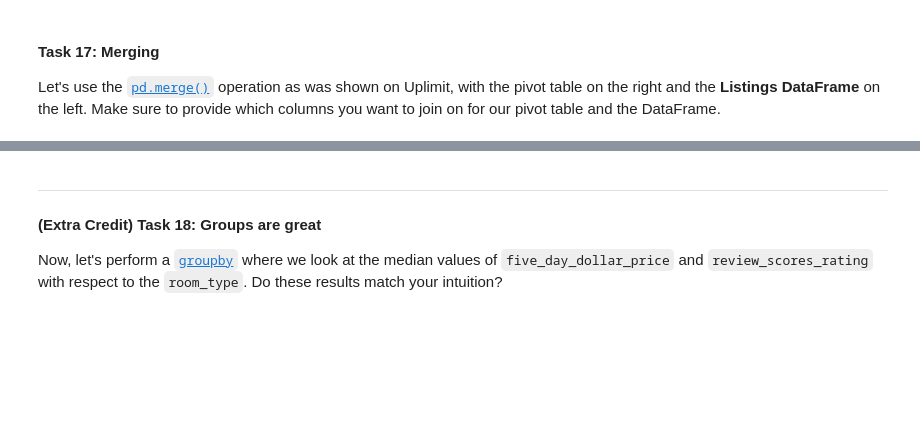
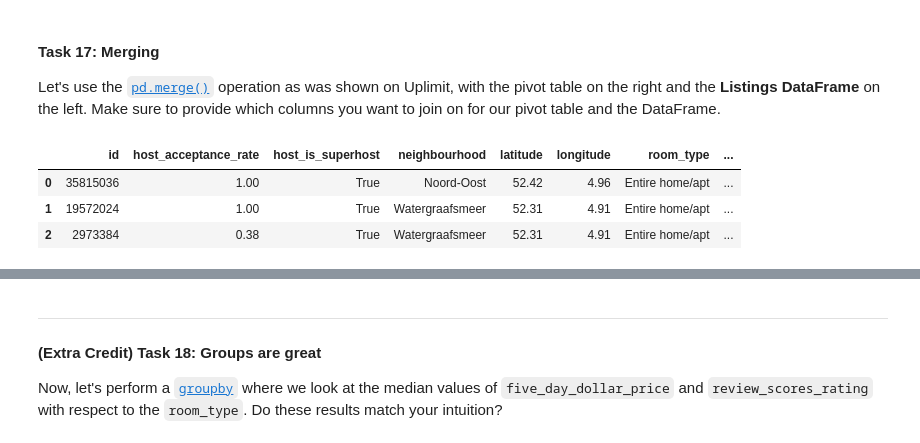
Before and after one commit to joeljohnston/pyforml, a Jupyter notebook: Joel_Johnston_Week_2_Project_Pandas.ipynb, the cells around one changed output, grey strips where cells are left out. Saved outputs shown, nothing was run; the diff lists cells and outputs as text; code cells hidden in the pictures; blank space fills up the shorter version.

```diff
--- a/Joel_Johnston_Week_2_Project_Pandas.ipynb
+++ b/Joel_Johnston_Week_2_Project_Pandas.ipynb
@@ -668,0 +685,3 @@ df_list["bedrooms"] = ... # YOUR CODE HERE
+# %%
+df_list["beds"] = df_list["beds"].astype("int")
+df_list["bedrooms"] = df_list["bedrooms"].astype("int")
@@ -735,7 +756,7 @@ include_list = (
 # %%
 # Get all the listings with a minimum nights of 3+
 # Use the include_list
-calendar_newdf = ... # YOUR CODE HERE
+calendar_newdf = calendar_newdf.loc[include_list]
 # %% [markdown]
 <details>
 <summary>Show Solution</summary>
@@ -751,8 +772,8 @@ calendar_newdf = calendar_newdf.loc[include_list]
 | [isin()](https://pandas.pydata.org/pandas-docs/stable/reference/api/pandas.DataFrame.isin.html): Filter the DataFrame on provided values |
 | [eq()](https://pandas.pydata.org/pandas-docs/stable/reference/api/pandas.DataFrame.eq.html#pandas.DataFrame.eq): Filter the DataFrame for all values equal to the provided input |
 | [ne()](https://pandas.pydata.org/pandas-docs/stable/reference/api/pandas.DataFrame.ne.html#pandas.DataFrame.ne): Filter the DataFrame for all values not equal to the provided input |
-# %%
-calendar_newdf["five_day_dollar_price"] = ... # YOUR CODE HERE
+# %%
+calendar_newdf["five_day_dollar_price"] = calendar_newdf["price_in_dollar"] * 5
 # %% [markdown]
 <details>
 <summary>Show Solution</summary>
@@ -840,9 +867,18 @@ We are going to merge the pivot table that includes the `five_day_dollar_price`
 Let's use the [`pd.merge()`](https://pandas.pydata.org/docs/reference/api/pandas.DataFrame.merge.html) operation as was shown on Uplimit, with the pivot table on the right and the **Listings DataFrame** on the left. Make sure to provide which columns you want to join on for our pivot table and the DataFrame.
 # %%
 final_df = pd.merge(
-    ... # YOUR CODE HERE
+    df_list,
+    calendar_summarizeddf,
+    left_on=["id"],
+    right_on=["listing_id"],
+    how="inner",
 )
 final_df.head(3)
+# %% [output]
+|  | id | host_acceptance_rate | host_is_superhost | neighbourhood | latitude | longitude | room_type | ... |
+| 0 | 35815036 | 1.00 | True | Noord-Oost | 52.42 | 4.96 | Entire home/apt | ... |
+| 1 | 19572024 | 1.00 | True | Watergraafsmeer | 52.31 | 4.91 | Entire home/apt | ... |
+| 2 | 2973384 | 0.38 | True | Watergraafsmeer | 52.31 | 4.91 | Entire home/apt | ... |
 # %% [markdown]
 <details>
   <summary>Show Expected Output
```
Also changed, not shown: parts of 18 cells of this notebook.
